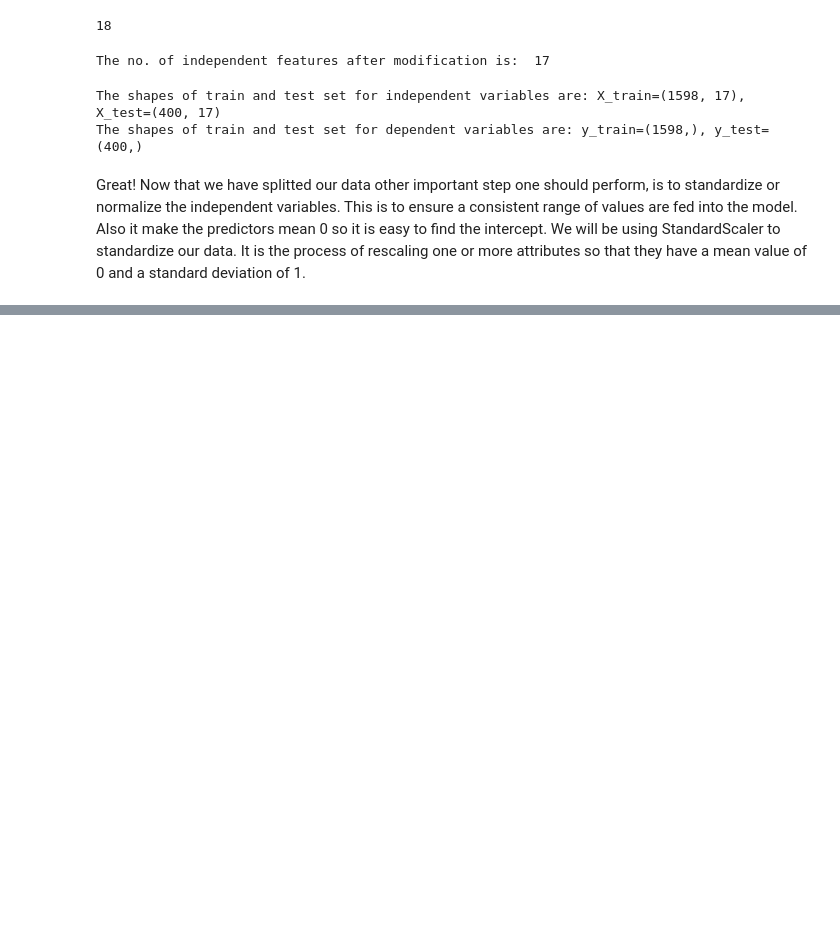
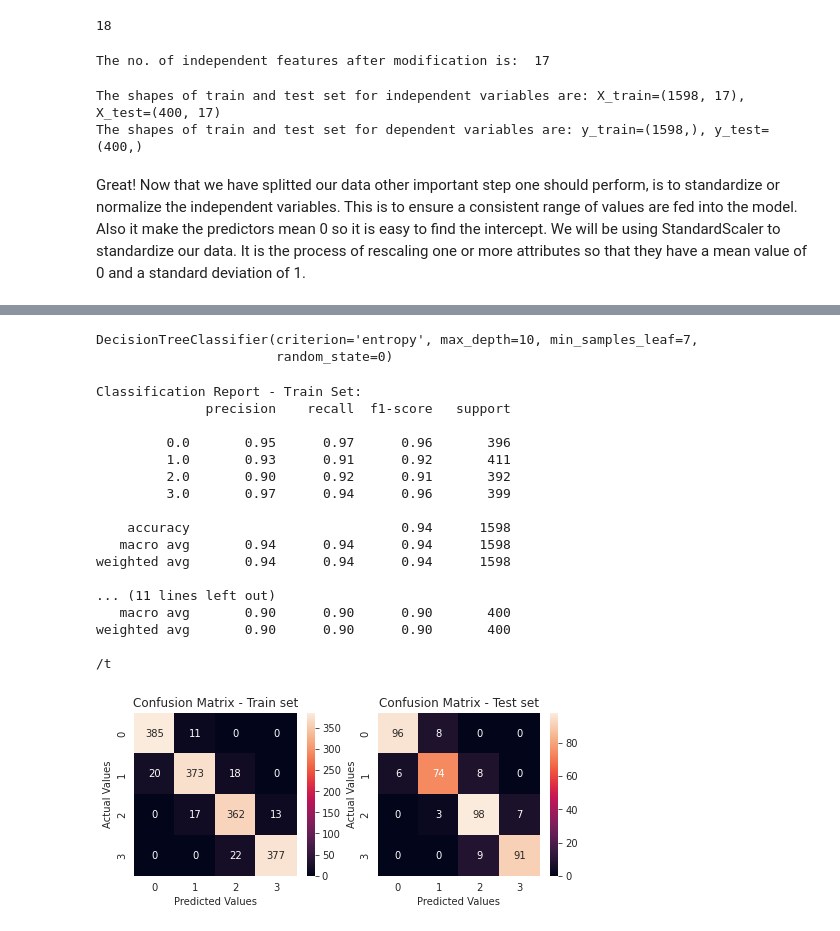
Before and after one commit to rahool010/Mobile-Price-Range-Prediction, a Jupyter notebook: Mobile_Price_Range_Prediction_Capstone_Project.ipynb, the cells around one changed output, grey strips where cells are left out. Cells and saved outputs as stored; diff of their text form; code cells hidden in the pictures; blank space fills up the shorter version.

```diff
--- a/Mobile_Price_Range_Prediction_Capstone_Project.ipynb
+++ b/Mobile_Price_Range_Prediction_Capstone_Project.ipynb
@@ -475,0 +610,11 @@ X_test = scaler.transform(X_test)
+# %%
+params = {
+    'criterion': ['gini','entropy'],
+    'max_depth': np.arange(10,40,2),
+    'min_samples_split' : np.arange(2,20,2),
+    'min_samples_leaf' : np.arange(1,10),
+    'splitter': ['best','random']
+}
+# %%
+dt_grid = GridSearchCV(dtc, param_grid=params, cv=5, scoring='accuracy', verbose=3)
+dt_grid.fit(X_train, y_train)
@@ -475,0 +646,28 @@ X_test = scaler.transform(X_test)
+# %%
+# storing the best estimator in a variable
+dt_optimal = dt_grid.best_estimator_
+dt_optimal
+# %% [output]
+DecisionTreeClassifier(criterion='entropy', max_depth=10, min_samples_leaf=7,
+                       random_state=0)
+# %%
+decision_tree_optimal = evaluate('Decision Tree Classifier - Tuned', dt_optimal, X_train, y_train, X_test, y_test)
+# %% [output]
+Classification Report - Train Set:
+              precision    recall  f1-score   support
+
+         0.0       0.95      0.97      0.96       396
+         1.0       0.93      0.91      0.92       411
+         2.0       0.90      0.92      0.91       392
+         3.0       0.97      0.94      0.96       399
+
+    accuracy                           0.94      1598
+   macro avg       0.94      0.94      0.94      1598
+weighted avg       0.94      0.94      0.94      1598
+
+... (11 lines left out)
+   macro avg       0.90      0.90      0.90       400
+weighted avg       0.90      0.90      0.90       400
+
+/t
+[figure, added]
```
Also changed, not shown: parts of 44 cells of this notebook.
